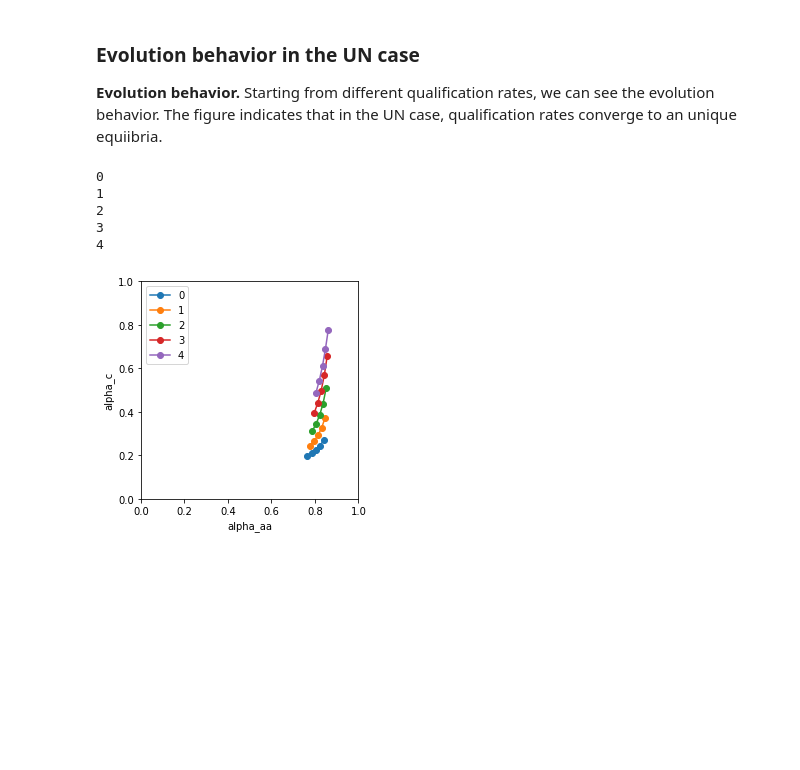
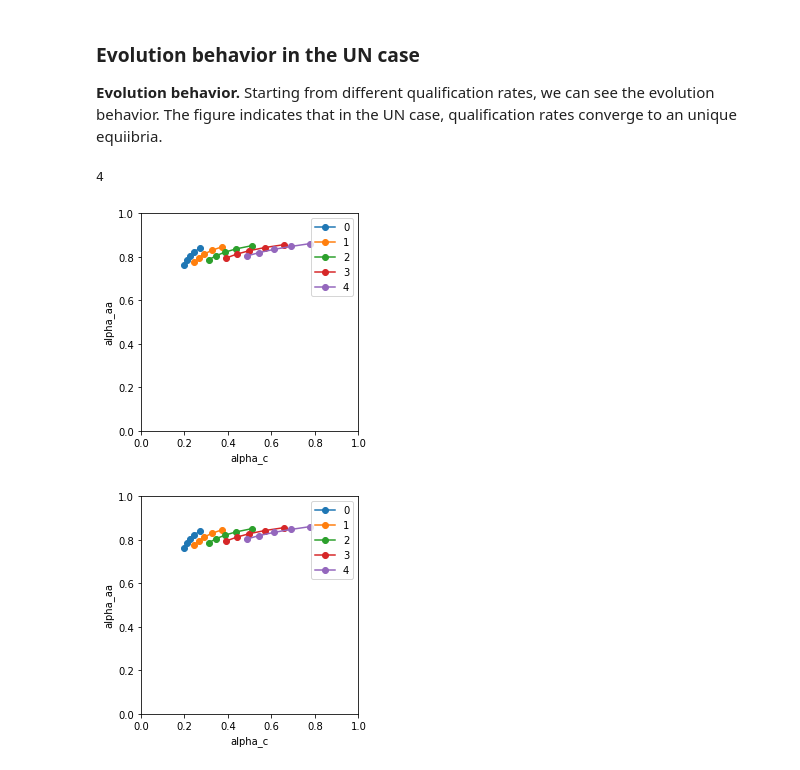
Before and after one commit to TURuibo/long-term-impact-of-fairness-constraints, a Jupyter notebook: notebooks/FICO exp with variant transition.ipynb, the cells around one changed output. Cells and saved outputs as stored; diff of their text form; code cells hidden in the pictures; blank space fills up the shorter version.

```diff
--- a/notebooks/FICO exp with variant transition.ipynb
+++ b/notebooks/FICO exp with variant transition.ipynb
@@ -123,7 +124,7 @@ Taa = np.linspace(0.2,0.85,5)
 Tc = np.linspace(0.45,0.85,5)
 
 for j in range(5):
-    print(j)
+    sys.stdout.write("\r{0}".format(str(j)))
     un_eq0 = []
     un_eq1 = []
     for i in range(5):
@@ -135,41 +136,38 @@ for j in range(5):
         T[0,0,1] = 0.4
         T[0,1,1] = Tc[i]
         T[1,0,1] = Tc[j]
         T[1,1,1] = 0.9
         np.random.seed(777)
 
         # The UN case
         alpha0, alpha1 =  alpha_aa_ini,alpha_c_ini
         alpha0_un_evolution=[alpha0]
         alpha1_un_evolution=[alpha1]
         for _ in range(MAX_ITERATION_EQUILIBRIUM):
             alpha0, alpha1 = update_qualification_rates(alpha0, alpha1, T, 'UN',
                                        fn=None, Pf_aa=None, Pf_c=None,
                                        paa=P_AA, pc=P_C,
                                        a_aa0=a_aa0, b_aa0=b_aa0,a_aa1=a_aa1, b_aa1=b_aa1,
                                        a_c0=a_c0, b_c0=b_c0, a_c1=a_c1, b_c1=b_c1)
             alpha0_un_evolution.append(alpha0)
             alpha1_un_evolution.append(alpha1)
 
         un_eq0.append(alpha0)
         un_eq1.append(alpha1)
     un_eq_all0.append(un_eq0)
     un_eq_all1.append(un_eq1)
-    plt.plot(un_eq1,un_eq0,'o-',label=str(j))
+    plt.plot(un_eq0,un_eq1,'o-',label=str(j))
     plt.ylim(0, 1)
     plt.xlim(0, 1)
 
-plt.xlabel('alpha_aa')
-plt.ylabel('alpha_c')
+plt.xlabel('alpha_c')
+plt.ylabel('alpha_aa')
 plt.legend()
 plt.show()
 # %% [output]
-0
-1
-2
-3
 4
-[figure, old version]
+[figure, new version]
+[figure, added]
 # %%
 # Define the transition matrix under Condition 1(ii)
 # The order of index in T:
```
Also changed, not shown: parts of 4 cells of this notebook, 5 other files.
